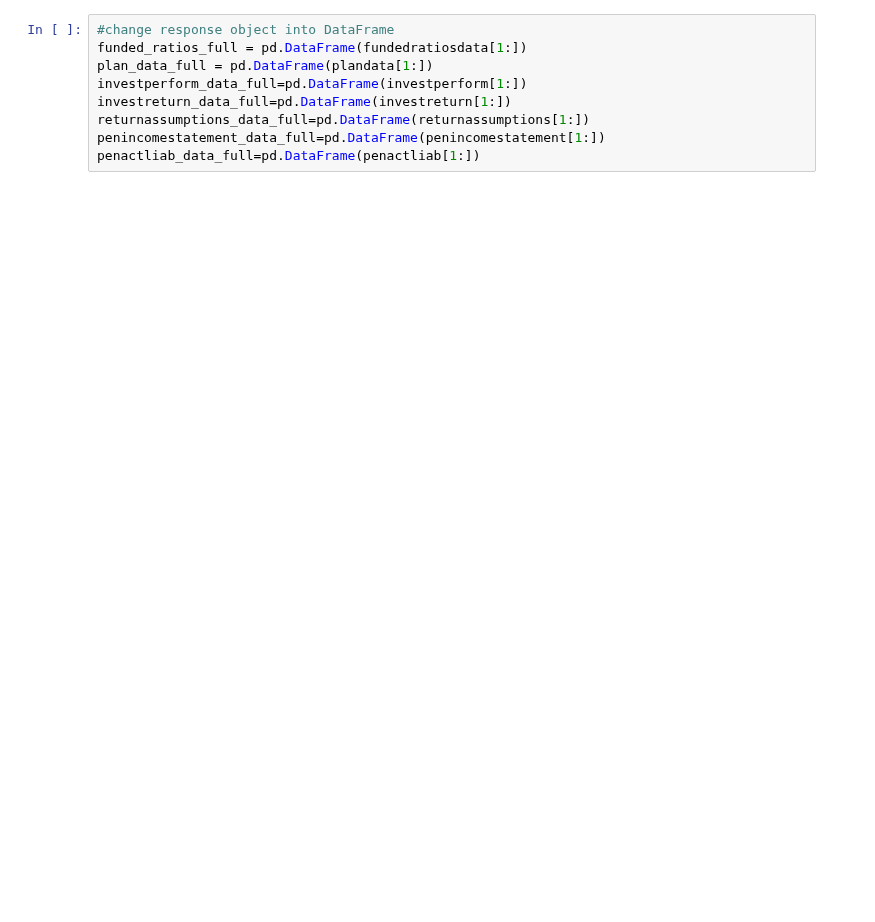
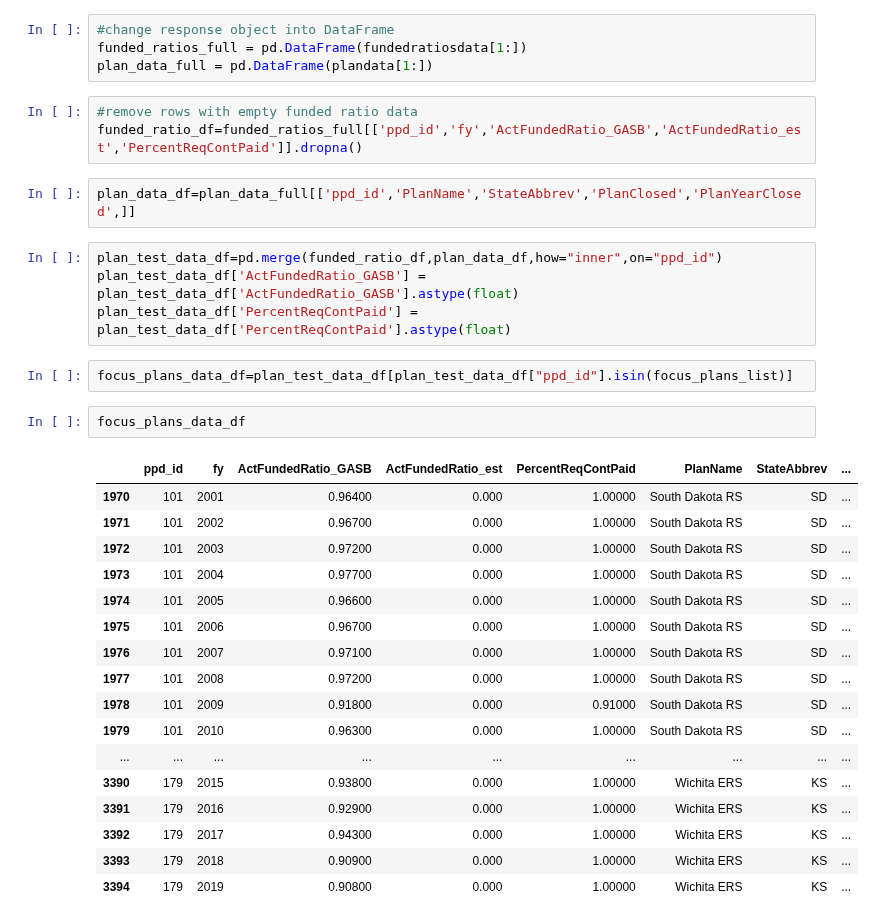
Before and after one commit to DeltaDeutsch/PPD-Group-Project, a Jupyter notebook: PPD Group Funding Cont.ipynb, the cells around one changed output. Cells and saved outputs as stored; diff of their text form; blank space fills up the shorter version.

```diff
--- a/PPD Group Funding Cont.ipynb
+++ b/PPD Group Funding Cont.ipynb
@@ -82,8 +33,34 @@ penactliab = penactliabresponse.json()
 #change response object into DataFrame
 funded_ratios_full = pd.DataFrame(fundedratiosdata[1:])
 plan_data_full = pd.DataFrame(plandata[1:])
-investperform_data_full=pd.DataFrame(investperform[1:])
-investreturn_data_full=pd.DataFrame(investreturn[1:])
-returnassumptions_data_full=pd.DataFrame(returnassumptions[1:])
-penincomestatement_data_full=pd.DataFrame(penincomestatement[1:])
-penactliab_data_full=pd.DataFrame(penactliab[1:])
+# %%
+#remove rows with empty funded ratio data
+funded_ratio_df=funded_ratios_full[['ppd_id','fy','ActFundedRatio_GASB','ActFundedRatio_est','PercentReqContPaid']].dropna()
+# %%
+plan_data_df=plan_data_full[['ppd_id','PlanName','StateAbbrev','PlanClosed','PlanYearClosed',]]
+# %%
+plan_test_data_df=pd.merge(funded_ratio_df,plan_data_df,how="inner",on="ppd_id")
+plan_test_data_df['ActFundedRatio_GASB'] = plan_test_data_df['ActFundedRatio_GASB'].astype(float)
+plan_test_data_df['PercentReqContPaid'] = plan_test_data_df['PercentReqContPaid'].astype(float)
+# %%
+focus_plans_data_df=plan_test_data_df[plan_test_data_df["ppd_id"].isin(focus_plans_list)]
+# %%
+focus_plans_data_df
+# %% [output]
+|  | ppd_id | fy | ActFundedRatio_GASB | ActFundedRatio_est | PercentReqContPaid | PlanName | StateAbbrev | ... |
+| 1970 | 101 | 2001 | 0.96400 | 0.000 | 1.00000 | South Dakota RS | SD | ... |
+| 1971 | 101 | 2002 | 0.96700 | 0.000 | 1.00000 | South Dakota RS | SD | ... |
+| 1972 | 101 | 2003 | 0.97200 | 0.000 | 1.00000 | South Dakota RS | SD | ... |
+| 1973 | 101 | 2004 | 0.97700 | 0.000 | 1.00000 | South Dakota RS | SD | ... |
+| 1974 | 101 | 2005 | 0.96600 | 0.000 | 1.00000 | South Dakota RS | SD | ... |
+| 1975 | 101 | 2006 | 0.96700 | 0.000 | 1.00000 | South Dakota RS | SD | ... |
+| 1976 | 101 | 2007 | 0.97100 | 0.000 | 1.00000 | South Dakota RS | SD | ... |
+| 1977 | 101 | 2008 | 0.97200 | 0.000 | 1.00000 | South Dakota RS | SD | ... |
+| 1978 | 101 | 2009 | 0.91800 | 0.000 | 0.91000 | South Dakota RS | SD | ... |
+| 1979 | 101 | 2010 | 0.96300 | 0.000 | 1.00000 | South Dakota RS | SD | ... |
+| ... | ... | ... | ... | ... | ... | ... | ... | ... |
+| 3390 | 179 | 2015 | 0.93800 | 0.000 | 1.00000 | Wichita ERS | KS | ... |
+| 3391 | 179 | 2016 | 0.92900 | 0.000 | 1.00000 | Wichita ERS | KS | ... |
+| 3392 | 179 | 2017 | 0.94300 | 0.000 | 1.00000 | Wichita ERS | KS | ... |
+| 3393 | 179 | 2018 | 0.90900 | 0.000 | 1.00000 | Wichita ERS | KS | ... |
+| 3394 | 179 | 2019 | 0.90800 | 0.000 | 1.00000 | Wichita ERS | KS | ... |
```
Also changed, not shown: parts of 8 cells of this notebook, 1 other file.
